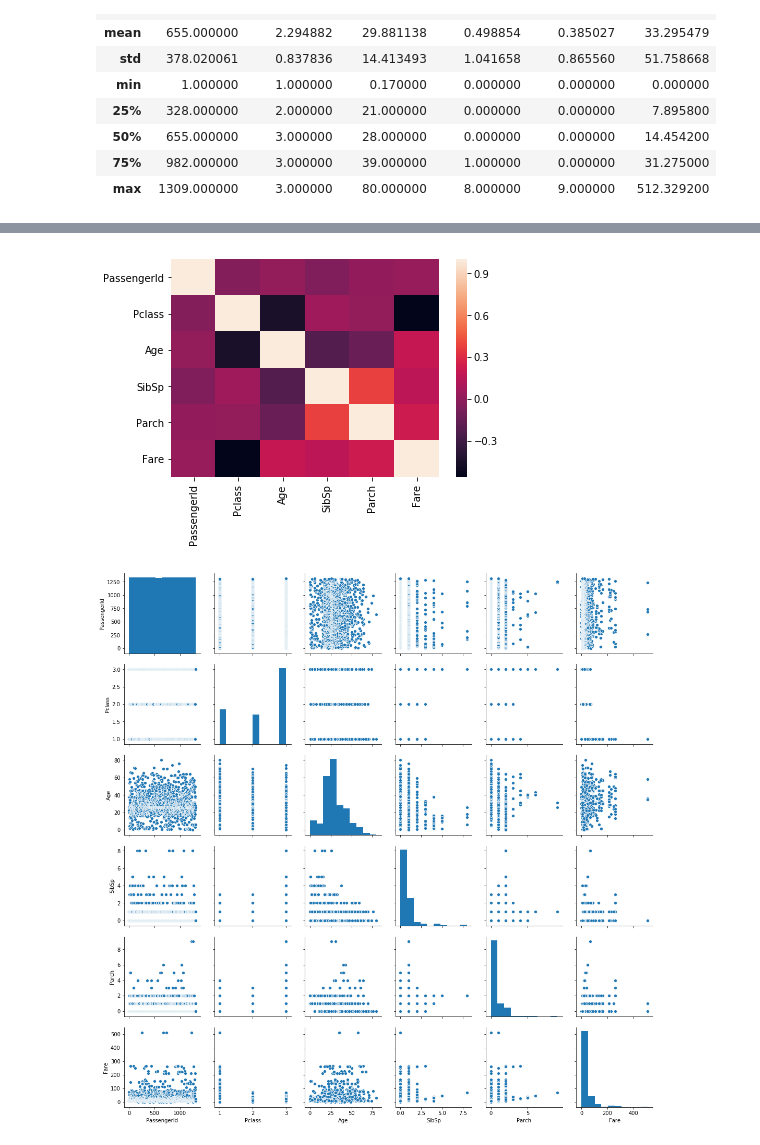
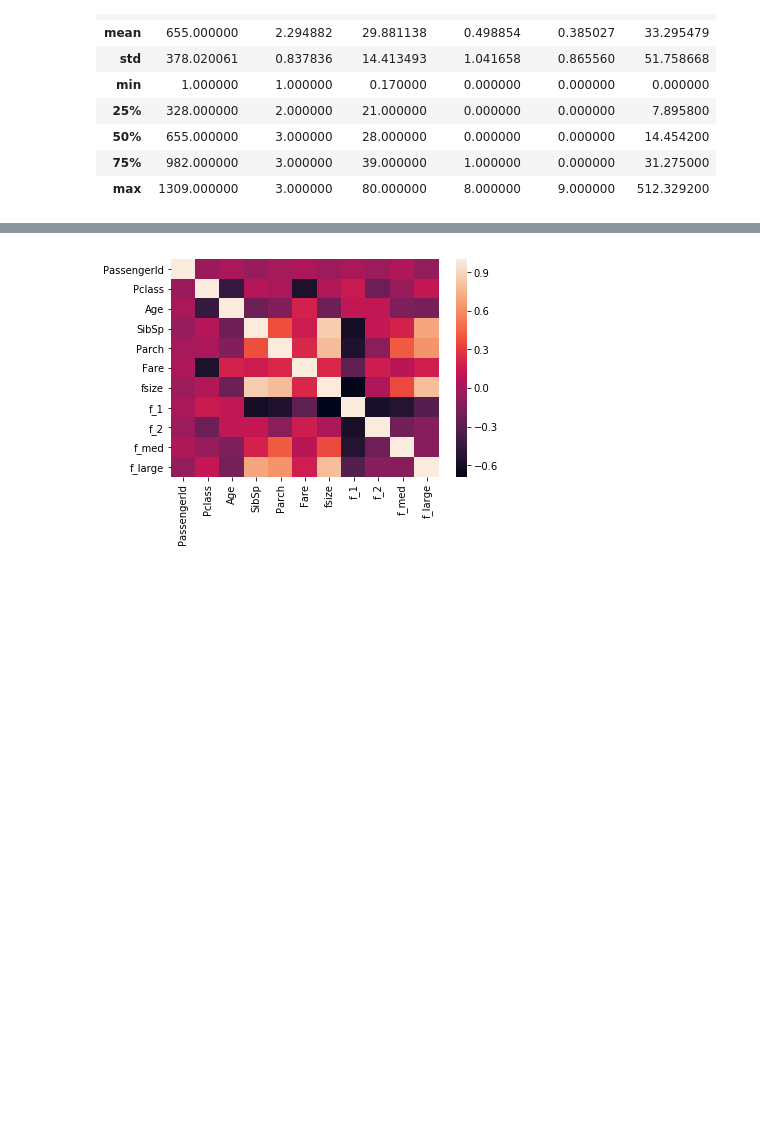
Before and after one commit to gcptien/Projects, a Jupyter notebook: Titanic/Titanic.ipynb, the cells around one changed output, grey strips where cells are left out. Saved outputs shown, nothing was run; the diff lists cells and outputs as text; code cells hidden in the pictures; blank space fills up the shorter version.

```diff
--- a/Titanic/Titanic.ipynb
+++ b/Titanic/Titanic.ipynb
@@ -131,5 +197 @@ Object Features: ['Name', 'Sex', 'Ticket', 'Cabin', 'Embarked']
 Numeric Features: ['PassengerId', 'Pclass', 'Age', 'SibSp', 'Parch', 'Fare']
-# %%
-# Name to title
-df['title'] = df['Name'].apply(lambda x: x.split(',')[1])
-df['title'].head()
@@ -143,4 +197,0 @@ Name: title, dtype: object
-# %%
-df['title'] = df['title'].apply(lambda x: x.split('.')[0].strip())
-df['title'].head(20)
-df['title'].value_counts()
@@ -264,0 +226,8 @@ df.Age.hist(bins=20)
+# %%
+df['Age_group'] = pd.cut(df['Age'], [0,15,60,80])
+df['fsize'] = df['SibSp'] + df['Parch'] +1
+# %%
+df['f_1'] = df['fsize'].map(lambda x : 1 if x ==1 else 0)
+df['f_2'] = df['fsize'].map(lambda x : 1 if x ==2 else 0)
+df['f_med'] = df['fsize'].map(lambda x : 1 if 2 < x <=4 else 0)
+df['f_large'] = df['fsize'].map(lambda x : 1 if x > 4 else 0)
@@ -265,9 +248,8 @@ df.Age.hist(bins=20)
 # %%
 corr = df.corr()
 sns.heatmap(corr)
 plt.show()
-sns.pairplot(df)
-plt.show()
+# sns.pairplot(df)
+# plt.show()
 # %% [output]
-[figure, old version]
+[figure, new version]
-[figure, removed]
```
Also changed, not shown: parts of 38 cells of this notebook, 1 other file.
